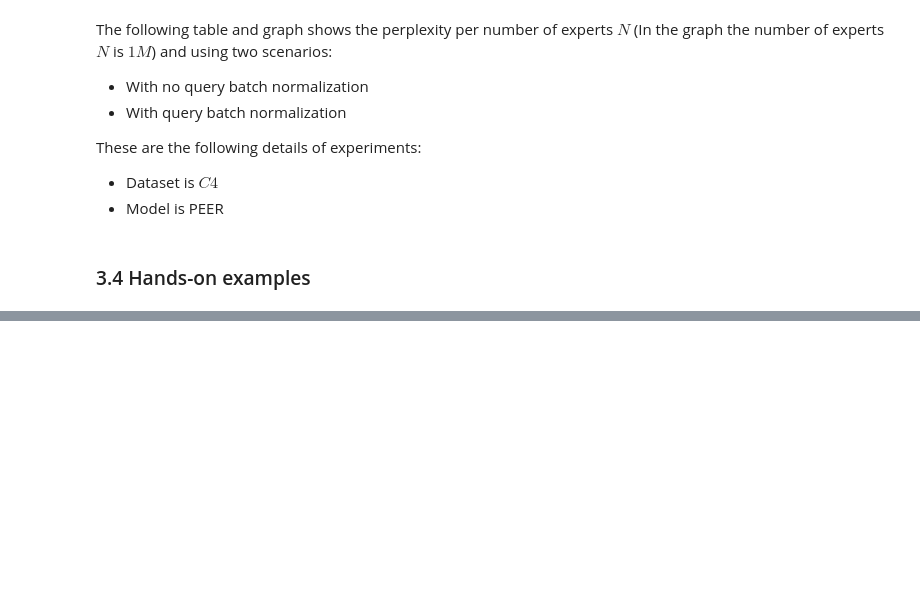
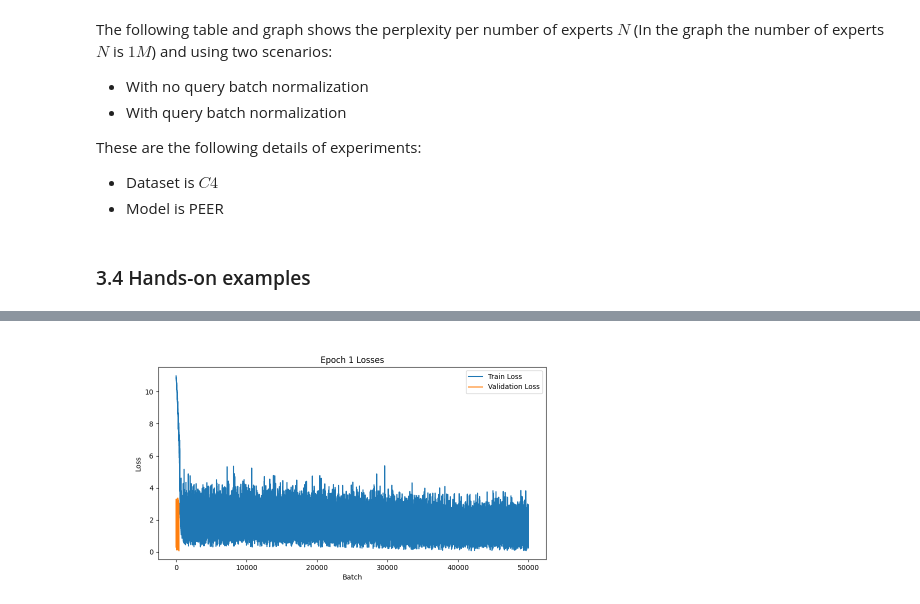
Before and after one commit to stavco9/moe-llm-presentation, a Jupyter notebook: presentation.ipynb, the cells around one changed output, grey strips where cells are left out. Cells and saved outputs as stored; diff of their text form; code cells hidden in the pictures; blank space fills up the shorter version.

```diff
--- a/presentation.ipynb
+++ b/presentation.ipynb
@@ -209,0 +218,4 @@ Epoch Training 1/10
+# %%
+Image(filename="plots/epoch_1_losses.png", width=500, height=300)
+# %% [output]
+[figure, added]
```
Also changed, not shown: parts of 6 cells of this notebook.
